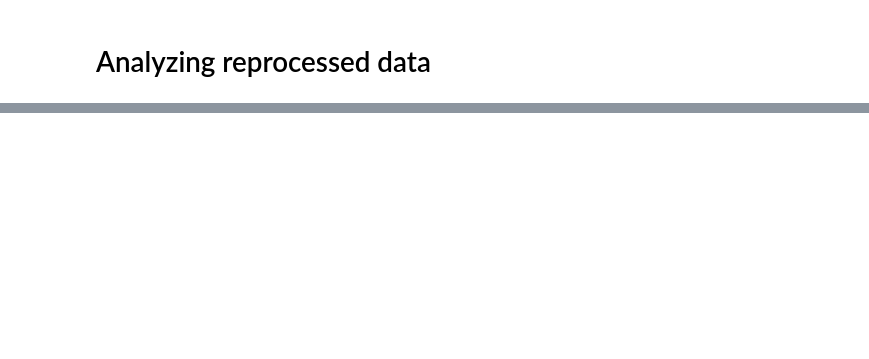
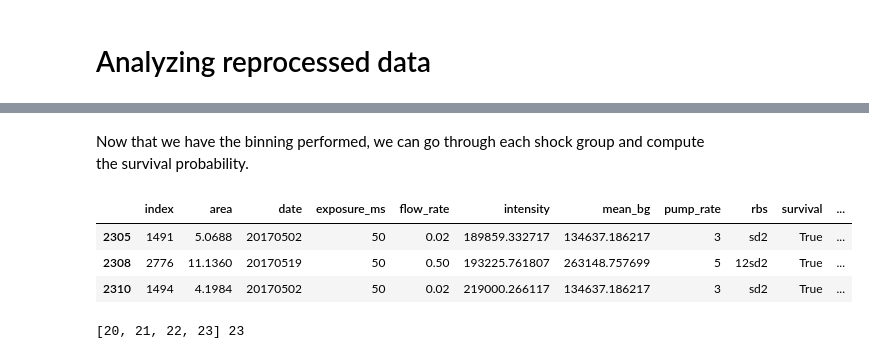
Before and after one commit to RPGroup-PBoC/mscl_survival, a Jupyter notebook: 201707_reanalysis.ipynb, the cells around one changed output, grey strips where cells are left out. Drawn from its saved outputs; the diff is of its cells as text; code cells hidden in the pictures; blank space fills up the shorter version.

```diff
--- a/201707_reanalysis.ipynb
+++ b/201707_reanalysis.ipynb
@@ -15,0 +61,5 @@ hv.extension('bokeh')
+# %%
+# Prune the shock data to remove 10sd1 and sd1 from consideration.
+prune_data = pd.DataFrame(shock_data[(shock_data['rbs'] != '10sd1') &\
+                                     (shock_data['rbs'] != 'sd1')])
+prune_data.drop('Unnamed: 0', axis=1, inplace=True)
@@ -15,0 +187,30 @@ hv.extension('bokeh')
+# %%
+# Partition the data into slow and fast flow rates.
+partitioned_data = prune_data.copy()
+partitioned_data.loc[partitioned_data['pump_rate'] < 1, 'shock_group'] = 'slow'
+partitioned_data.loc[partitioned_data['pump_rate'] >= 1, 'shock_group'] = 'fast'
+
+# Set parameters.
+channel_bin = 5
+min_cells = 10
+
+# Set the bounds for the bins.
+lower_bound = 0
+upper_bound = int(prune_data['channel_density'].max())
+bins = np.arange(lower_bound, upper_bound + channel_bin, channel_bin)
+
+# Sort the data by channel density
+sorted_data = partitioned_data.sort_values(by='channel_density')
+
+# Partition into the bins.
+bin_numbers = []
+sorted_data['bin_number'] = 0
+sorted_data.reset_index(inplace=True)
+for i in tqdm_notebook(range(len(sorted_data)), desc='Assigning bin numbers'):
+    for j in range(1, len(bins)):
+        _rho = sorted_data.iloc[i]['channel_density']
+        if (_rho >= bins[j-1]) & (_rho < bins[j]):
+            sorted_data.set_value(col='bin_number', value=j, index=i)
+
+# Group the data by the shock rate.
+grouped = sorted_data.groupby('shock_group')
@@ -15,0 +270,21 @@ hv.extension('bokeh')
+# %% [markdown]
+Now that we have the binning performed, we can go through each shock group and compute the survival probability.
+# %%
+# Group the sorted data by the shock rate.
+grouped = sorted_data.groupby(['shock_group', 'survival', 'bin_number'])
+# surv_prob = pd.DataFrame([], columns=['shock_group', 'survival_probability', 'survival_error',\
+#                                       'mean_channel_density', 'bin_number'])
+
+for g, d in grouped:
+    a = 1
+# %%
+d
+# %% [output]
+|  | index | area | date | exposure_ms | flow_rate | intensity | mean_bg | pump_rate | rbs | survival | ... |
+| 2305 | 1491 | 5.0688 | 20170502 | 50 | 0.02 | 189859.332717 | 134637.186217 | 3 | sd2 | True | ... |
+| 2308 | 2776 | 11.1360 | 20170519 | 50 | 0.50 | 193225.761807 | 263148.757699 | 5 | 12sd2 | True | ... |
+| 2310 | 1494 | 4.1984 | 20170502 | 50 | 0.02 | 219000.266117 | 134637.186217 | 3 | sd2 | True | ... |
+# %%
+print(p, ind)
+# %% [output]
+[20, 21, 22, 23] 23
```
Also changed, not shown: parts of 25 cells of this notebook, 4 other files.
